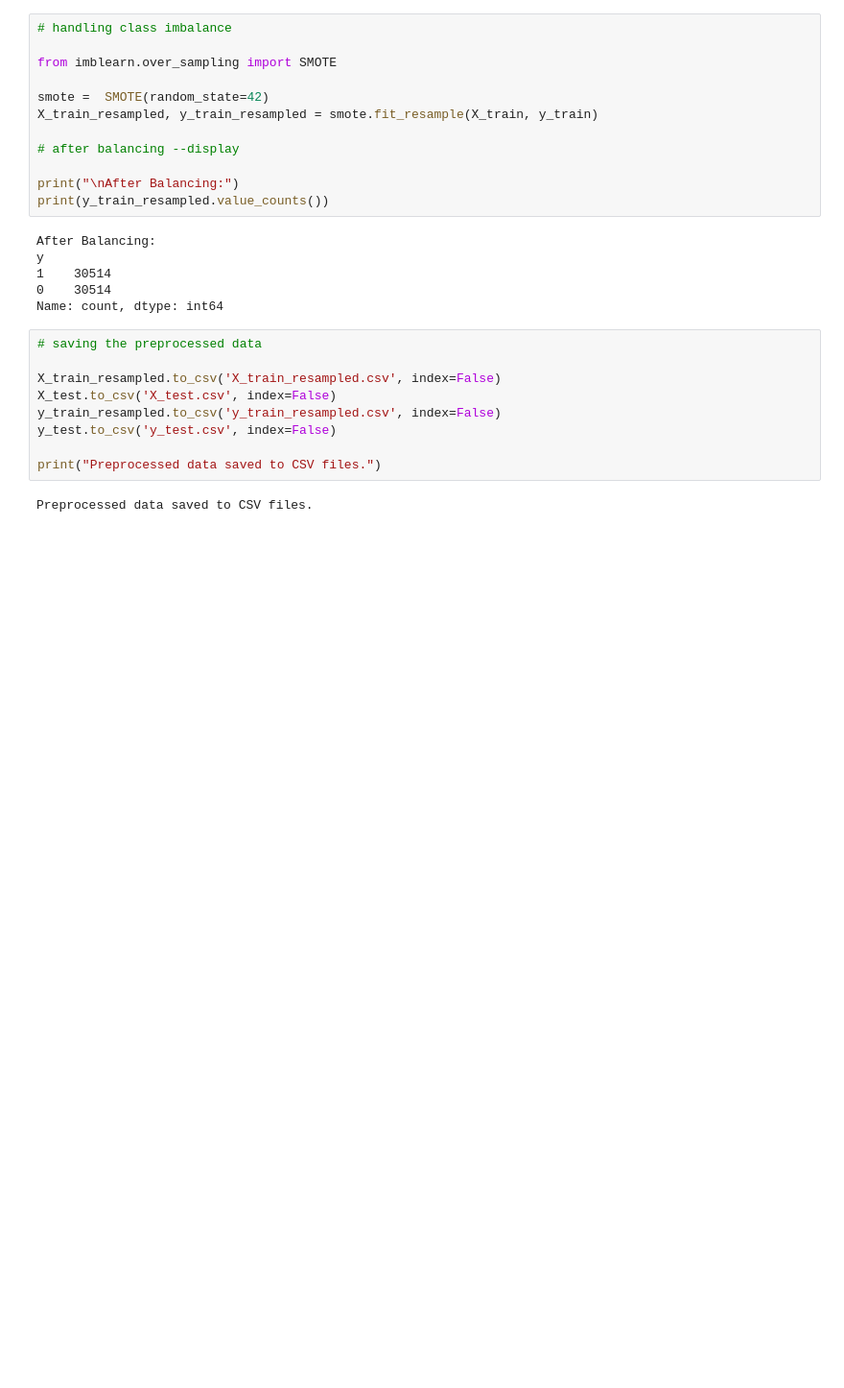
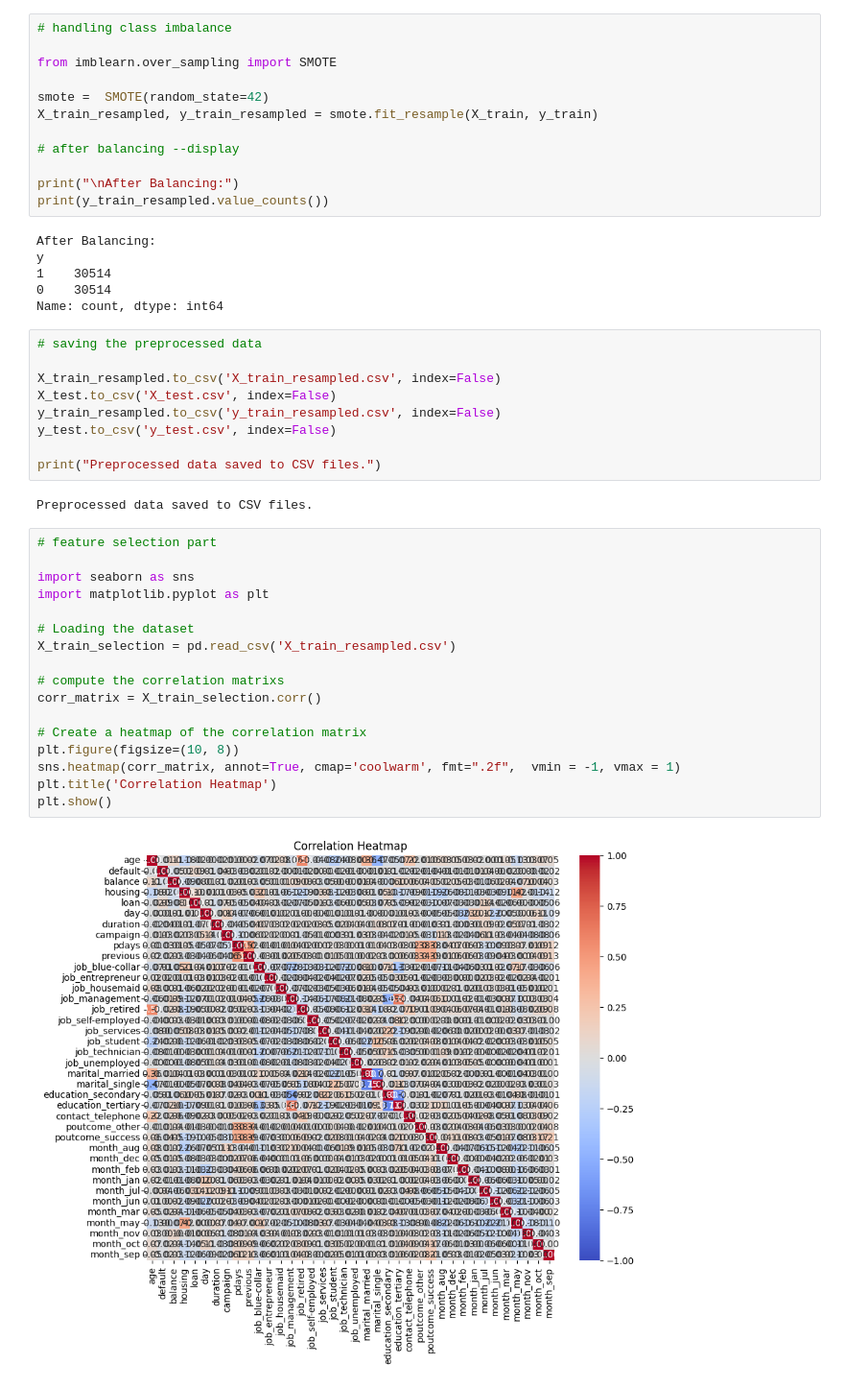
Before and after one commit to Thusharkanth/machine_learning_CW, a Jupyter notebook: ML_CW.ipynb, the cells around one changed output. Shown: that part at 96% size. Saved outputs shown, nothing was run; the diff lists cells and outputs as text; blank space fills up the shorter version.

Commit message:
feature selection done

```diff
--- a/ML_CW.ipynb
+++ b/ML_CW.ipynb
@@ -245,3 +245,22 @@ y_test.to_csv('y_test.csv', index=False)
 print("Preprocessed data saved to CSV files.")
 # %% [output]
 Preprocessed data saved to CSV files.
+# %%
+# feature selection part
+
+import seaborn as sns
+import matplotlib.pyplot as plt
+
+# Loading the dataset
+X_train_selection = pd.read_csv('X_train_resampled.csv')
+
+# compute the correlation matrixs
+corr_matrix = X_train_selection.corr()
+
+# Create a heatmap of the correlation matrix
+plt.figure(figsize=(10, 8))
+sns.heatmap(corr_matrix, annot=True, cmap='coolwarm', fmt=".2f",  vmin = -1, vmax = 1)
+plt.title('Correlation Heatmap')
+plt.show()
+# %% [output]
+[figure, added]
```
Also changed, not shown: parts of 1 cell of this notebook.
